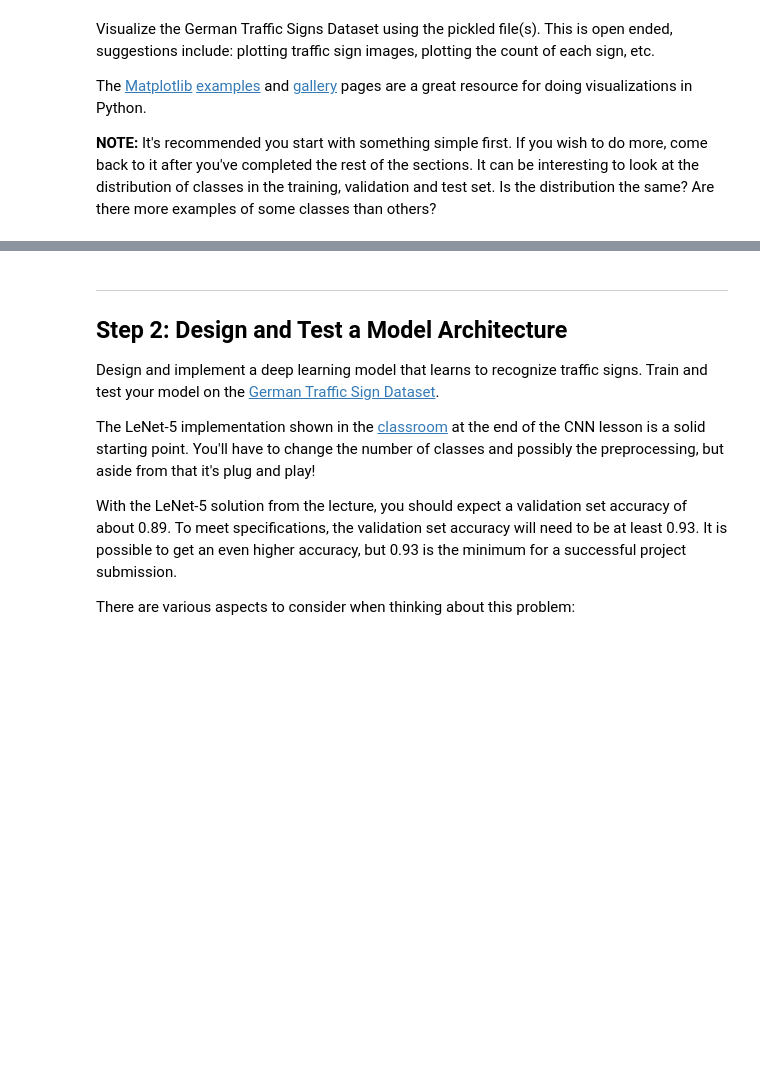
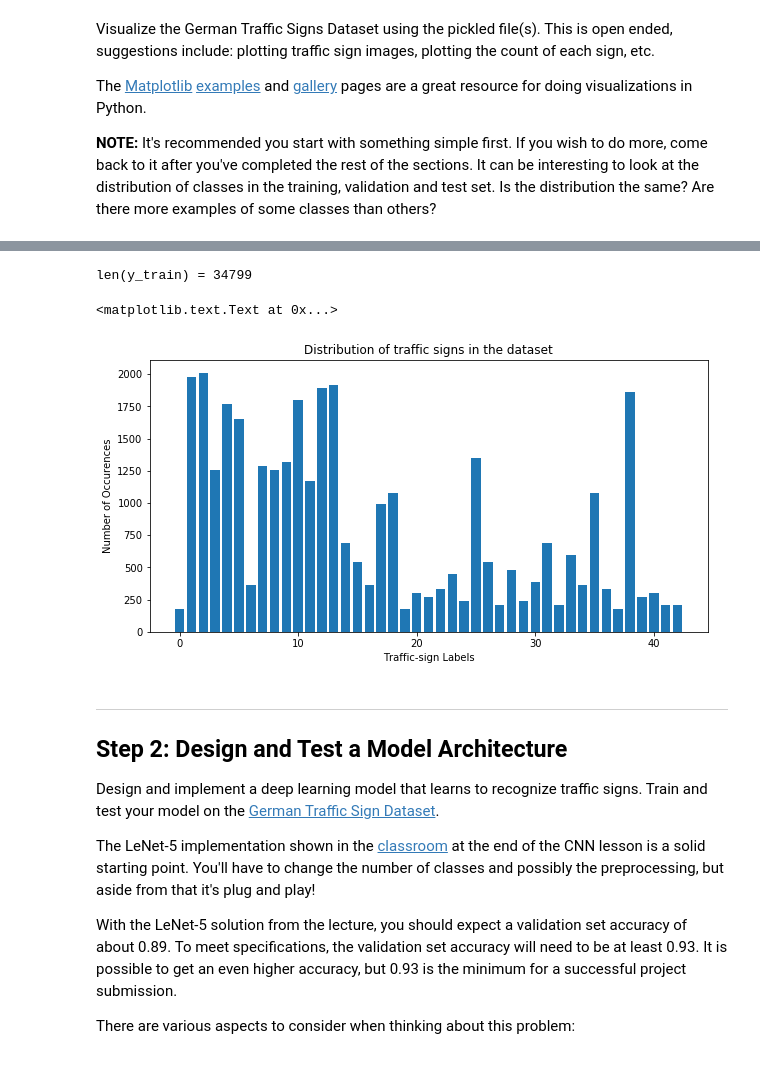
Before and after one commit to BusAI-Self-Driving-Car/Udacity-Self-Driving-Car-Engineer-Nanodegree, a Jupyter notebook: Term1-proj2-Traffic-Sign-Classifier/Traffic_Sign_Classifier.ipynb, the cells around one changed output, grey strips where cells are left out. Saved outputs shown, nothing was run; the diff lists cells and outputs as text; code cells hidden in the pictures; blank space fills up the shorter version.

```diff
--- a/Term1-proj2-Traffic-Sign-Classifier/Traffic_Sign_Classifier.ipynb
+++ b/Term1-proj2-Traffic-Sign-Classifier/Traffic_Sign_Classifier.ipynb
@@ -129,3 +142,27 @@ print(y_train[index])
+# %%
+# Visualization of the distribution of traffic signs in the dataset
+
+print("len(y_train) = {}".format(len(y_train)))
+# print("#occurences of label #5 in y_train = {}".format(len(y_train[y_train==5])))
+
+num_occurences_of_label = np.zeros(n_classes)
+for label in range(n_classes):
+    num_occurences_of_label[label] = (len(y_train[y_train==label]))
+
+fig = plt.figure(figsize=(10,5))
+ax = fig.add_subplot(111)
+ax.bar(np.arange(n_classes), num_occurences_of_label)
+ax.set_ylabel('Number of Occurences')
+ax.set_xlabel('Traffic-sign Labels')
+ax.set_title('Distribution of traffic signs in the dataset')
+
+# # We can also plot using the histogram function
+# plt.hist(y_train, bins=n_classes)
+# plt.xlim(xmax=n_classes-1)
+# %% [output]
+len(y_train) = 34799
+<matplotlib.text.Text at 0x...>
+[figure, added]
 # %% [markdown]
 ----
 
```
Also changed, not shown: parts of 12 cells of this notebook, 3 other files.
